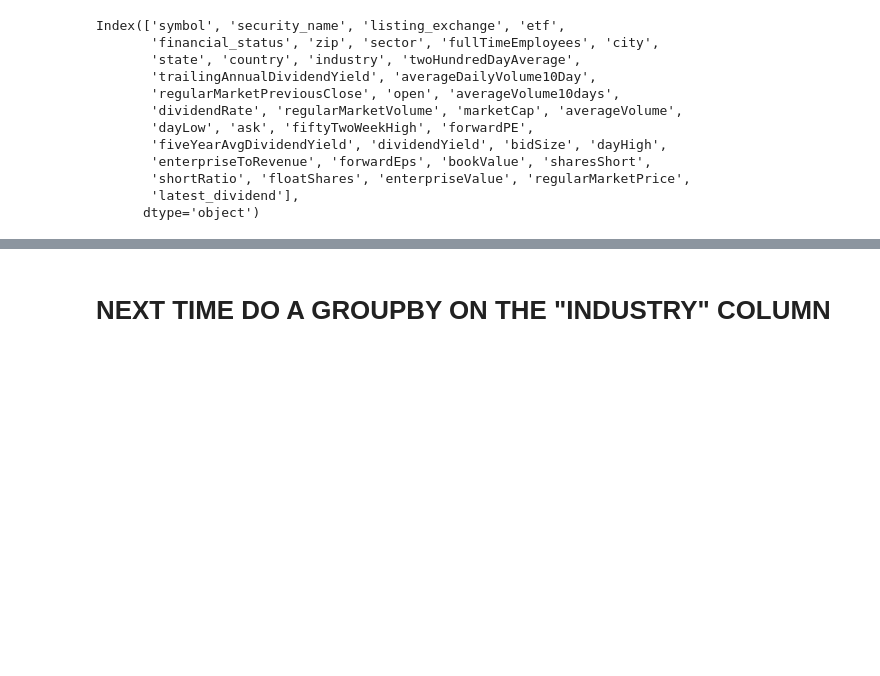
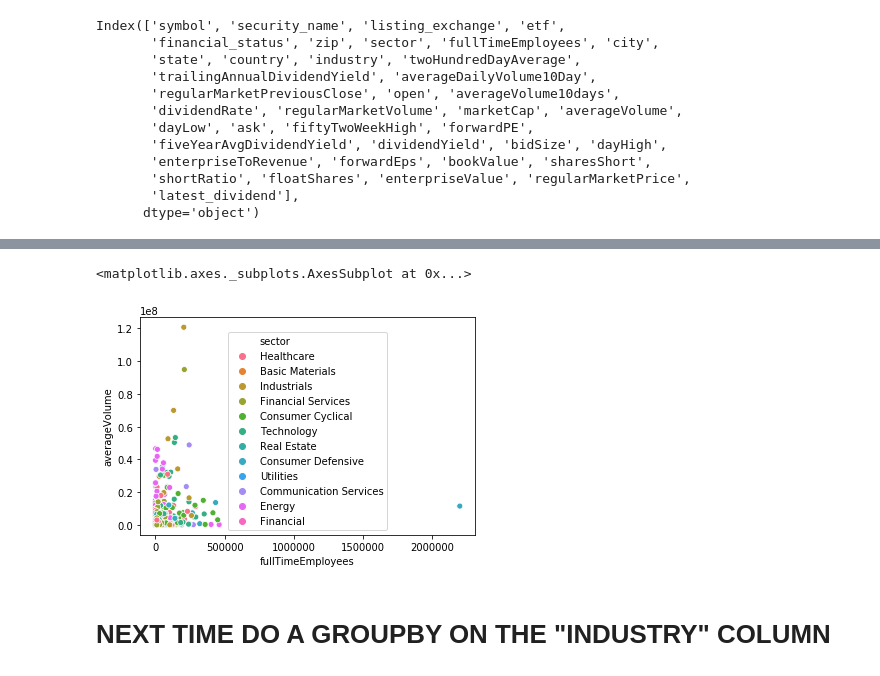
Before and after one commit to ipatel467/Stock-Market-Analysis, a Jupyter notebook: Stocks.ipynb, the cells around one changed output, grey strips where cells are left out. Cells and saved outputs as stored; diff of their text form; code cells hidden in the pictures; blank space fills up the shorter version.

```diff
--- a/Stocks.ipynb
+++ b/Stocks.ipynb
@@ -388,0 +397,5 @@ avg_en_sect = full_fin_stocks_df.groupby('sector').agg({'enterpriseValue':'mean'
+# %%
+sns.scatterplot(data = full_fin_stocks_df, x = full_fin_stocks_df['fullTimeEmployees'] , y = full_fin_stocks_df['averageVolume'], hue = 'sector')
+# %% [output]
+<matplotlib.axes._subplots.AxesSubplot at 0x...>
+[figure, added]
```
Also changed, not shown: parts of 6 cells of this notebook.
